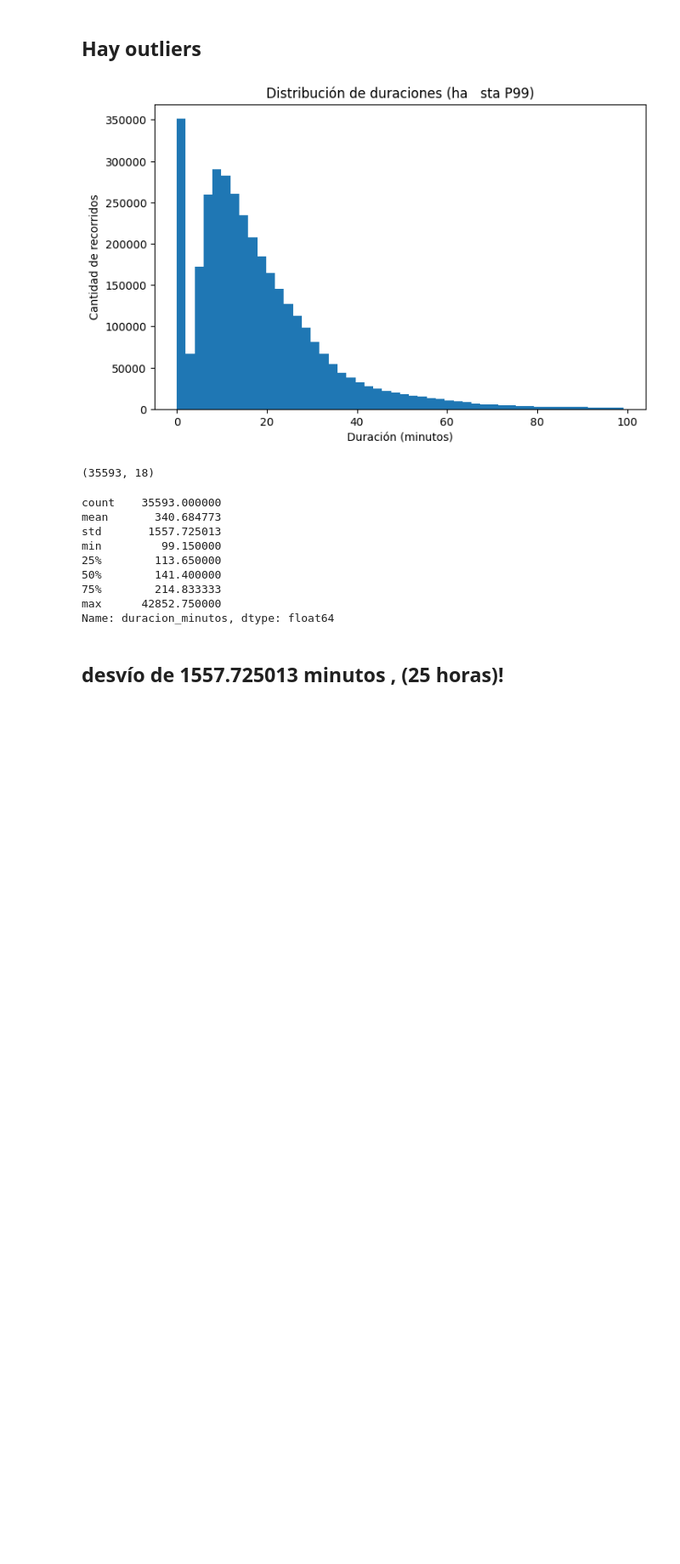
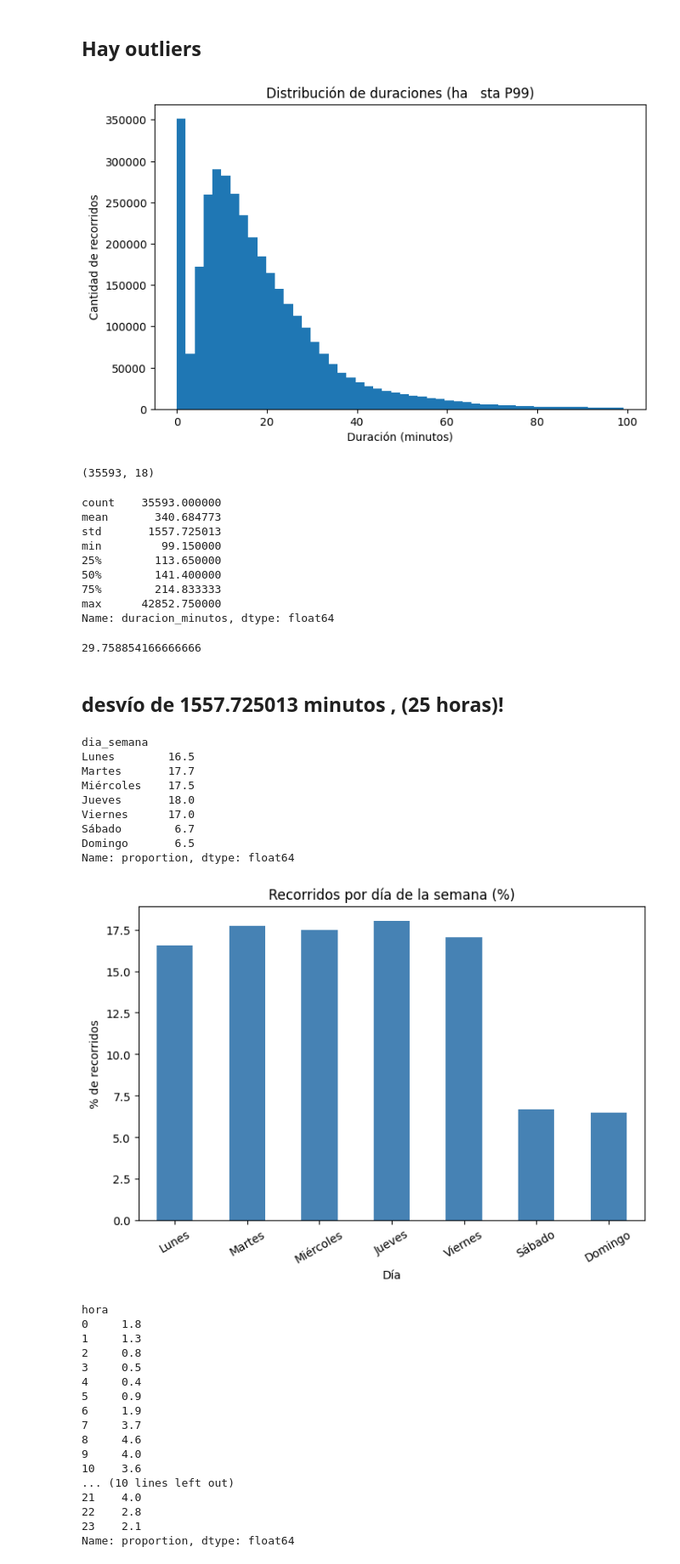
Before and after one commit to JuanPalomeque/Recorridos-en-Ecobicis, a Jupyter notebook: ecobicis.ipynb, the cells around one changed output. Shown at 85% size. Cells and saved outputs as stored; diff of their text form; code cells hidden in the pictures; blank space fills up the shorter version.

```diff
--- a/ecobicis.ipynb
+++ b/ecobicis.ipynb
@@ -229,5 +229,78 @@ min         99.150000
 75%        214.833333
 max      42852.750000
 Name: duracion_minutos, dtype: float64
+# %%
+# max      42852.750000
+print(42852.750000/60/24)
+
+# Los máximos son aprox 30 dias, osea los devuelven a los 30 dias o no los devuelven y después de 30 dias
+# lo consideran perdido, y lo dan de baja. Podemos ver las areas donde más roban
+# %% [output]
+29.758854166666666
 # %% [markdown]
 ## desvío de 1557.725013 minutos , (25 horas)!
+# %%
+df['hora'] = df['fecha_origen_recorrido'].dt.hour
+df['dia_semana'] = df['fecha_origen_recorrido'].dt.day_name()
+
+# Traducción a español (day_name() devuelve nombres en inglés)
+traduccion_dias = {
+    'Monday': 'Lunes', 'Tuesday': 'Martes', 'Wednesday': 'Miércoles',
+    'Thursday': 'Jueves', 'Friday': 'Viernes', 'Saturday': 'Sábado', 'Sunday': 'Domingo'
+}
+df['dia_semana'] = df['dia_semana'].map(traduccion_dias)
+
+orden_dias = ['Lunes', 'Martes', 'Miércoles', 'Jueves', 'Viernes', 'Sábado', 'Domingo']
+
+# % de recorridos por día de la semana
+dia_pct = df['dia_semana'].value_counts(normalize=True) * 100
+dia_pct = dia_pct.reindex(orden_dias)
+print(dia_pct.round(1))
+
+plt.figure(figsize=(8,5))
+dia_pct.plot(kind='bar', color='steelblue')
+plt.title('Recorridos por día de la semana (%)')
+plt.xlabel('Día')
+plt.ylabel('% de recorridos')
+plt.xticks(rotation=30)
+plt.show()
+
+# % de recorridos por hora del día
+hora_pct = df['hora'].value_counts(normalize=True).sort_index() * 100
+print(hora_pct.round(1))
+
+plt.figure(figsize=(8,5))
+hora_pct.plot(kind='bar', color='steelblue')
+plt.title('Recorridos por hora de inicio (%)')
+plt.xlabel('Hora')
+plt.ylabel('% de recorridos')
+plt.xticks(rotation=0)
+plt.show()
+# %% [output]
+dia_semana
+Lunes        16.5
+Martes       17.7
+Miércoles    17.5
+Jueves       18.0
+Viernes      17.0
+Sábado        6.7
+Domingo       6.5
+Name: proportion, dtype: float64
+[figure, added]
+hora
+0     1.8
+1     1.3
+2     0.8
+3     0.5
+4     0.4
+5     0.9
+6     1.9
+7     3.7
+8     4.6
+9     4.0
+10    3.6
+... (10 lines left out)
+21    4.0
+22    2.8
+23    2.1
+Name: proportion, dtype: float64
```
Also changed, not shown: parts of 2 cells of this notebook.
